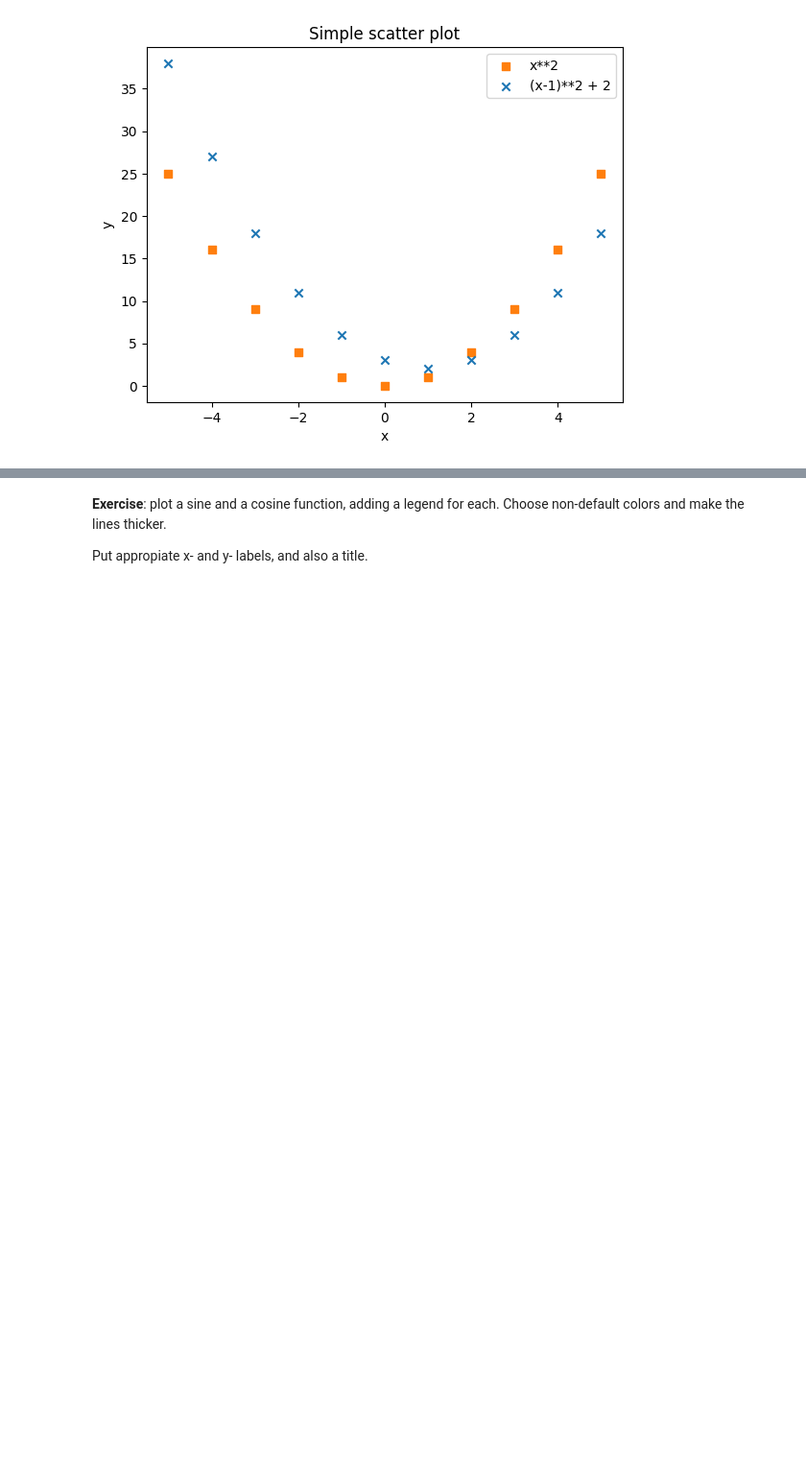
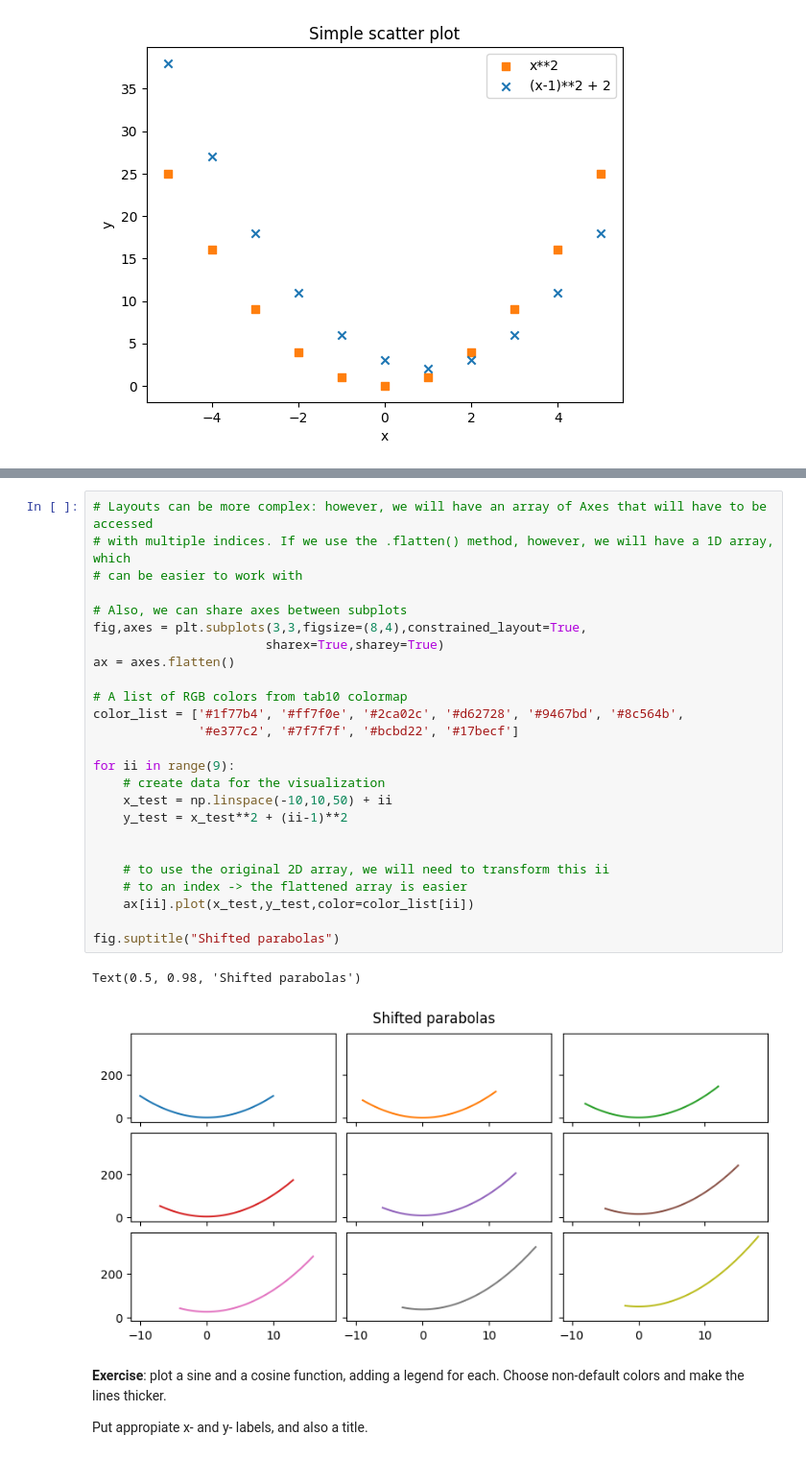
Before and after one commit to jherasdo/pythonic-chemistry, a Jupyter notebook: pythonic-chemistry/04-data-visualization/data-visualization.ipynb, the cells around one changed output, grey strips where cells are left out. Shown at 96% size. Drawn from its saved outputs; the diff is of its cells as text; blank space fills up the shorter version.

```diff
--- a/pythonic-chemistry/04-data-visualization/data-visualization.ipynb
+++ b/pythonic-chemistry/04-data-visualization/data-visualization.ipynb
@@ -170,3 +175,31 @@ plt.savefig("TestScatterplot.svg")
+# %%
+# Layouts can be more complex: however, we will have an array of Axes that will have to be accessed
+# with multiple indices. If we use the .flatten() method, however, we will have a 1D array, which
+# can be easier to work with
+
+# Also, we can share axes between subplots
+fig,axes = plt.subplots(3,3,figsize=(8,4),constrained_layout=True,
+                       sharex=True,sharey=True)
+ax = axes.flatten()
+
+# A list of RGB colors from tab10 colormap
+color_list = ['#1f77b4', '#ff7f0e', '#2ca02c', '#d62728', '#9467bd', '#8c564b',
+              '#e377c2', '#7f7f7f', '#bcbd22', '#17becf']
+
+for ii in range(9):
+    # create data for the visualization
+    x_test = np.linspace(-10,10,50) + ii
+    y_test = x_test**2 + (ii-1)**2
+
+
+    # to use the original 2D array, we will need to transform this ii
+    # to an index -> the flattened array is easier
+    ax[ii].plot(x_test,y_test,color=color_list[ii])
+
+fig.suptitle("Shifted parabolas")
+# %% [output]
+Text(0.5, 0.98, 'Shifted parabolas')
+[figure, added]
 # %% [markdown]
 **Exercise**: plot a sine and a cosine function, adding a legend for each. Choose non-default colors and make the lines thicker.
 
```
Also changed, not shown: parts of 10 cells of this notebook, 5 other files.
